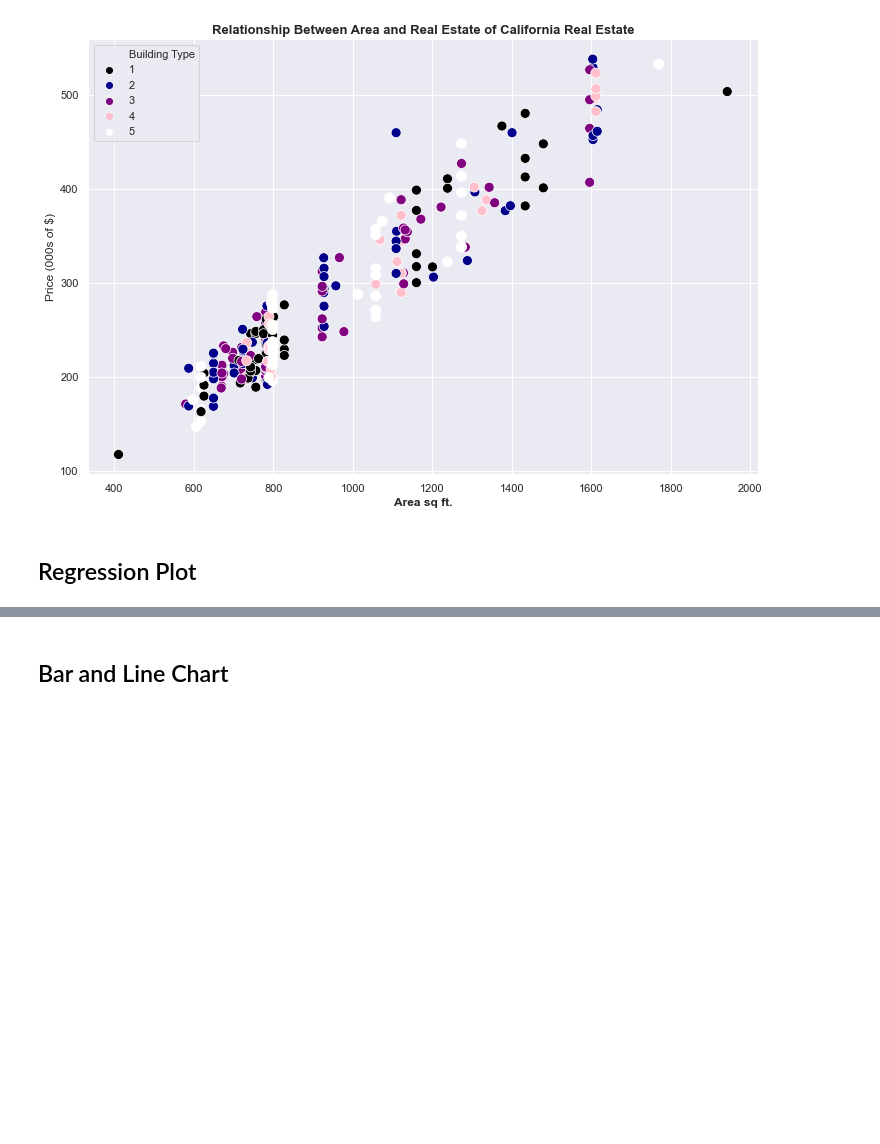
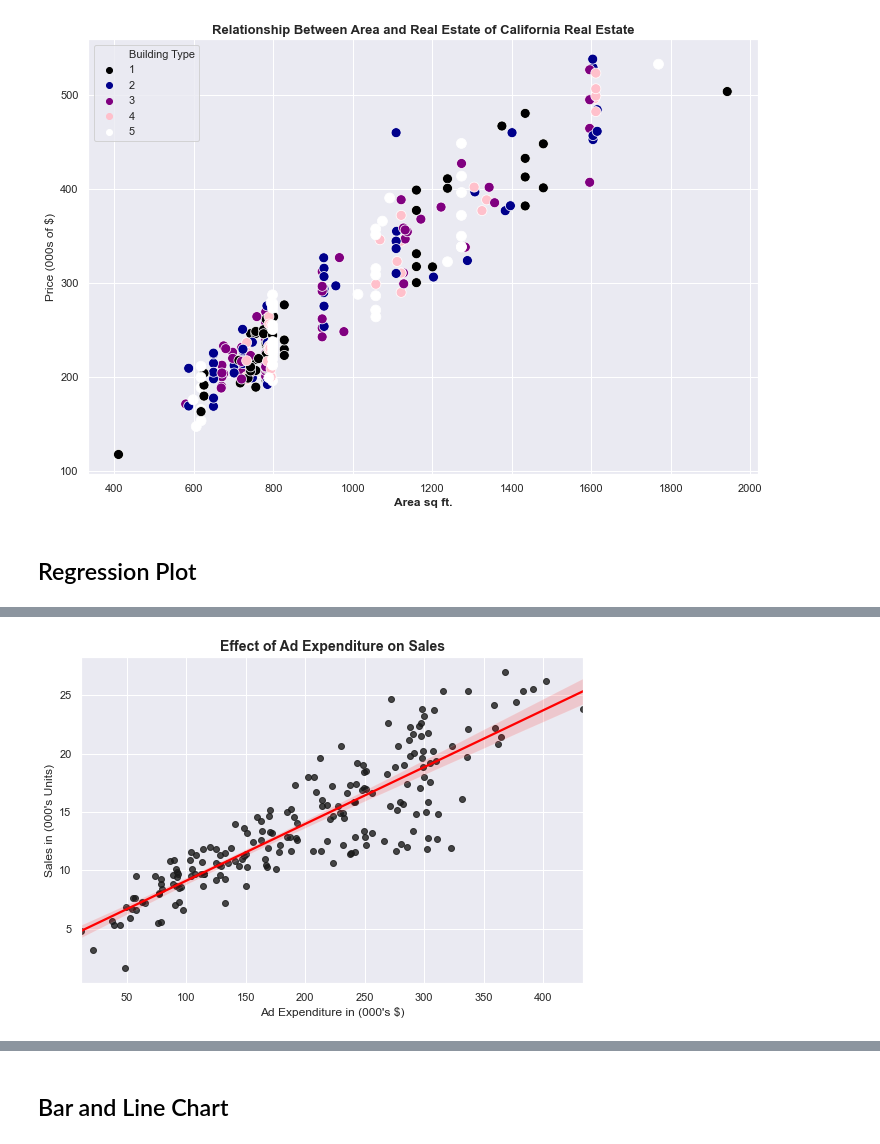
Before and after one commit to roblivesinottawa/data_analytics_python, a Jupyter notebook: S34 - Data Visualization/L1/Data Viz Notebook Template.ipynb, the cells around one changed output, grey strips where cells are left out. Cells and saved outputs as stored; diff of their text form; code cells hidden in the pictures; blank space fills up the shorter version.

Commit message:
created regression plot budget and sales

```diff
--- a/S34 - Data Visualization/L1/Data Viz Notebook Template.ipynb
+++ b/S34 - Data Visualization/L1/Data Viz Notebook Template.ipynb
@@ -550,0 +569,9 @@ plt.show()
+# %%
+import pandas as pd
+import matplotlib.pyplot as plt
+import seaborn as sns
+sns.set()
+
+
+df_ad_exp = pd.read_csv("scatter_plot_ii.csv")
+df_ad_exp
@@ -550,0 +592,14 @@ plt.show()
+# %%
+sns.set(rc={'figure.figsize': (9,6)})
+sns.regplot(x='Budget',
+            y='Sales',
+            data=df_ad_exp,
+            scatter_kws={'color': 'k'},
+            line_kws={'color': 'red'})
+plt.xlabel("Ad Expenditure in (000's $)")
+plt.ylabel("Sales in (000's Units)")
+plt.title("Effect of Ad Expenditure on Sales", fontsize=14, fontweight='bold')
+
+plt.show()
+# %% [output]
+[figure, added]
```
Also changed, not shown: parts of 4 cells of this notebook.
